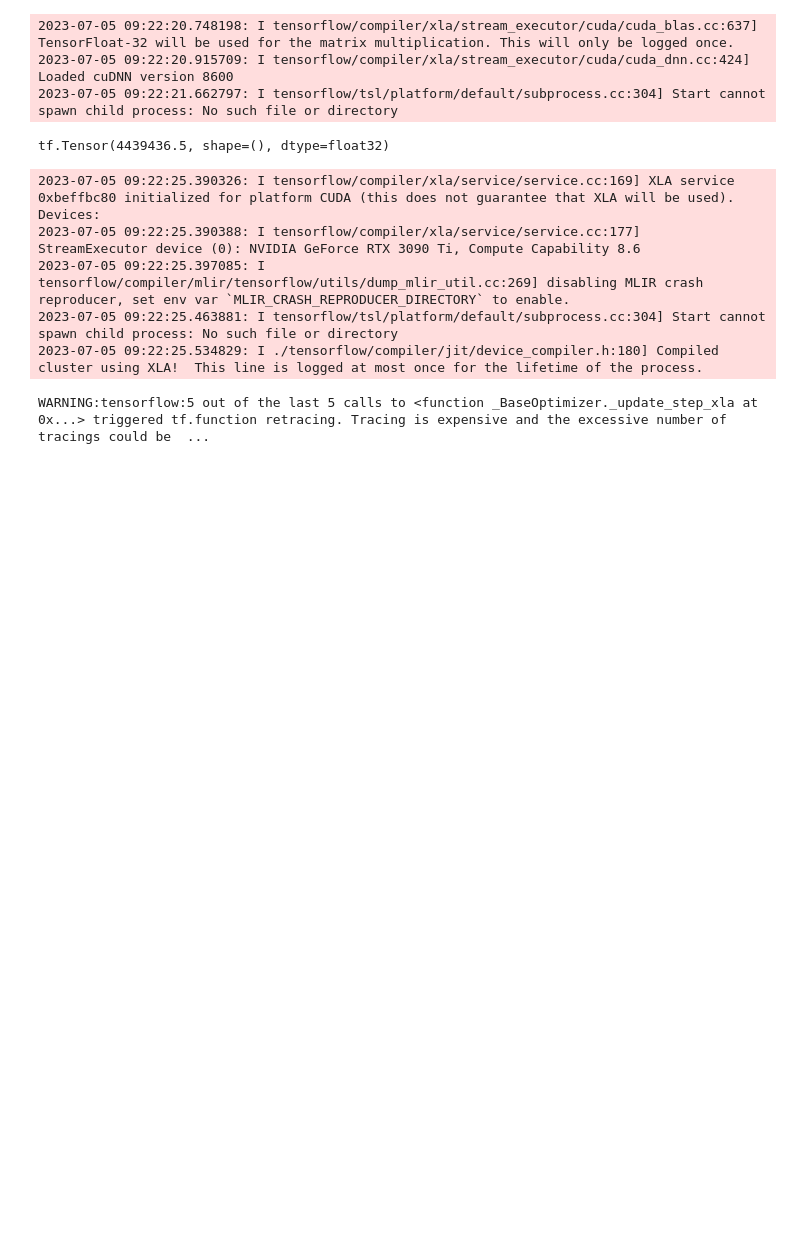
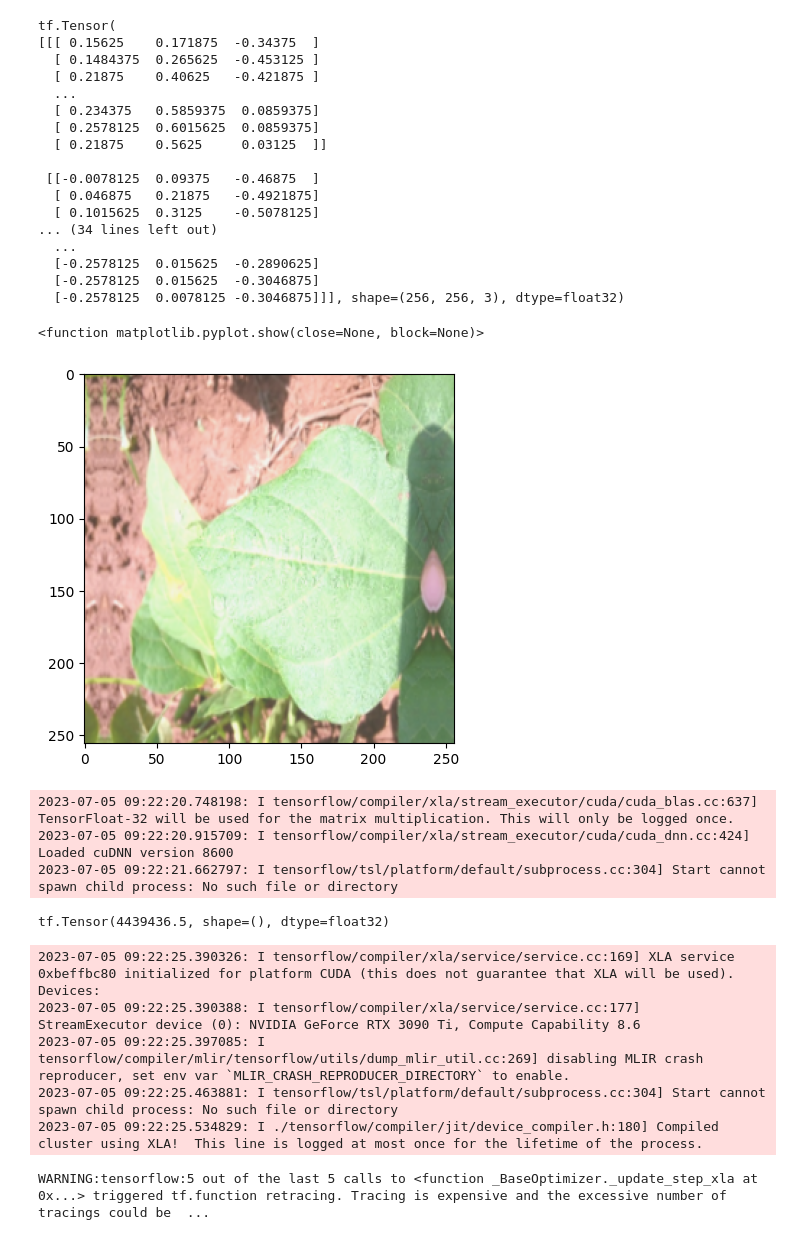
Before and after one commit to markliou/FCMAE, a Jupyter notebook: exam.ipynb, the cells around one changed output. Cells and saved outputs as stored; diff of their text form; code cells hidden in the pictures; blank space fills up the shorter version.

Commit message:
fix the image visulization; fix the bug of the dtype

```diff
--- a/exam.ipynb
+++ b/exam.ipynb
@@ -57,37 +55,62 @@ def masking_img(imgs, split=(8,8), masking_ratio = 0.9):
 
         for n in patch_index:
             x = (n // split[0]) * h_size
             y = (n % split[1]) * w_size
             mask[int(x):int(x + h_size), int(y):int(y+ w_size)] = 1
         np.reshape(mask, [imgs.shape[1], imgs.shape[2], 1])
         return np.reshape(mask, [imgs.shape[1], imgs.shape[2], 1])
 
     masks = tf.map_fn(lambda x: gen_mask(), tf.ones([imgs.shape[0]]))
     return masks
 
 
 ds = tf.image.resize(next(dsIter)['image'], (256, 256))
 
 # augmentation
 ds = tf.keras.layers.RandomFlip("horizontal_and_vertical")(ds)
 ds = tf.keras.layers.RandomRotation(0.2)(ds)
 ds = tf.keras.layers.RandomBrightness(factor=0.2)(ds)
 ds = tf.keras.layers.RandomContrast(.2)(ds)
 # ds = tf.keras.layers.RandomTranslation((.2), (.2))(ds)
 ds = tf.keras.layers.RandomZoom((.6), (.6))(ds)
 
 # mask
 # print(ds.shape)
 masks = tf.cast(masking_img(ds),tf.float32)
 ds = tf.cast(ds,tf.float32)
-ds *= masks
+# ds *= masks
 
+img = tf.cast(ds[0],tf.uint8)
+img_d = (tf.cast(img, tf.float32) -128) / 128
+print(img_d)
+img_d = tf.cast((img_d + 1) * 128, tf.uint8)
 # plt.imshow(tf.cast(ds[0],tf.uint8))
-# plt.show
+plt.imshow(img_d)
+plt.show
 
-img = PIL.Image.fromarray(tf.cast(ds[0],tf.uint8).numpy(), "RGB")
+# img = PIL.Image.fromarray(tf.cast(ds[0],tf.uint8).numpy(), "RGB")
 # print(tf.cast(ds[0],tf.uint8).numpy())
-img.save("e.jpeg")
+# img.save("e.jpeg")
+# %% [output]
+tf.Tensor(
+[[[ 0.15625    0.171875  -0.34375  ]
+  [ 0.1484375  0.265625  -0.453125 ]
+  [ 0.21875    0.40625   -0.421875 ]
+  ...
+  [ 0.234375   0.5859375  0.0859375]
+  [ 0.2578125  0.6015625  0.0859375]
+  [ 0.21875    0.5625     0.03125  ]]
+
+ [[-0.0078125  0.09375   -0.46875  ]
+  [ 0.046875   0.21875   -0.4921875]
+  [ 0.1015625  0.3125    -0.5078125]
+... (34 lines left out)
+  ...
+  [-0.2578125  0.015625  -0.2890625]
+  [-0.2578125  0.015625  -0.3046875]
+  [-0.2578125  0.0078125 -0.3046875]]], shape=(256, 256, 3), dtype=float32)
+<function matplotlib.pyplot.show(close=None, block=None)>
+[figure, added]
 # %%
 # cgae = concept_gated_conv.concept_gated_conv_ae()
 # opt = tf.keras.optimizers.AdamW(learning_rate=1e-4, global_clipnorm=1)
```
Also changed, not shown: parts of 2 cells of this notebook, 2 other files.
